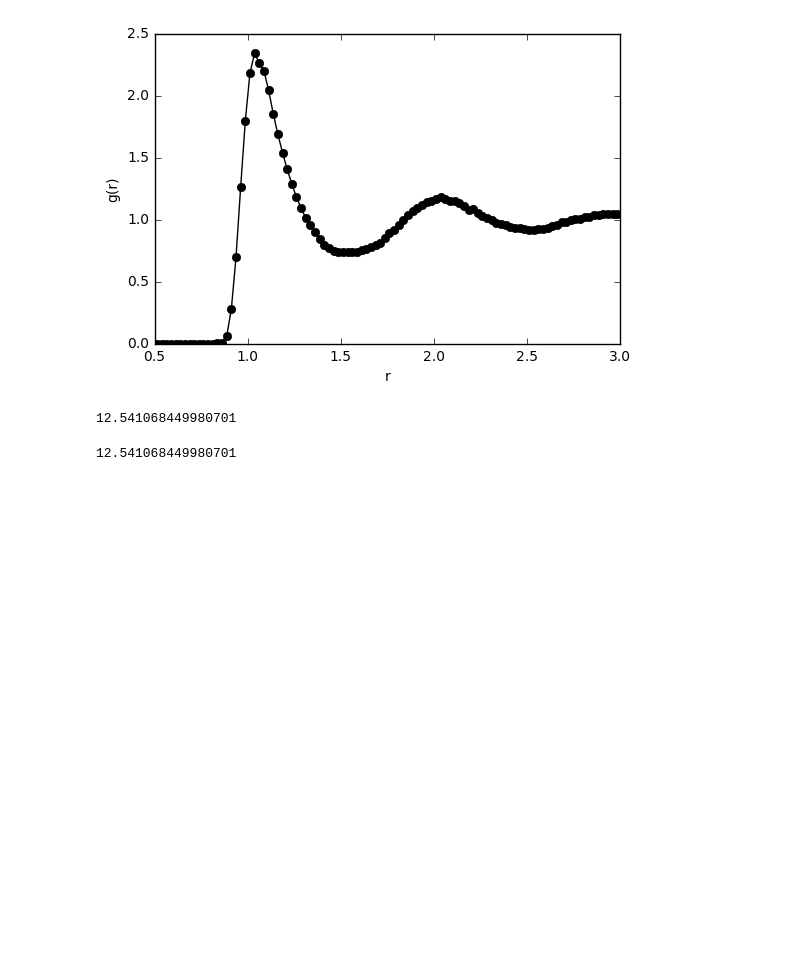
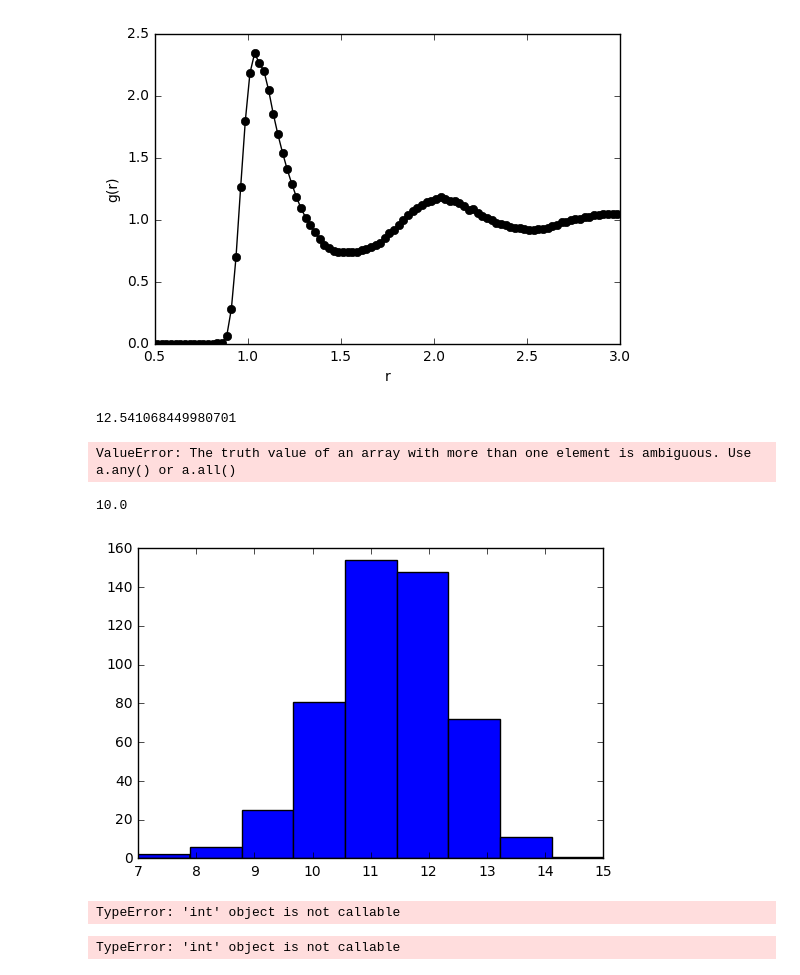
Before and after one commit to AriJoi/Atomic-Bonding, a Jupyter notebook: lenn-jones-fluid-mdsim.ipynb, the cells around one changed output. Cells and saved outputs as stored; diff of their text form; code cells hidden in the pictures; blank space fills up the shorter version.

```diff
--- a/lenn-jones-fluid-mdsim.ipynb
+++ b/lenn-jones-fluid-mdsim.ipynb
@@ -1078,10 +1083,6 @@ plt.ylabel('g(r)')
 # %% [output]
 <matplotlib.text.Text at 0x...>
 [figure]
-# %%
-atombond.calc_coor_num(rhoat,r_a,g_avg_a,debug=False,Ngrid=1001)
-# %% [output]
-12.541068449980701
 # %%
 atombond.calc_coor_num(rhoat,r_a,g_avg_a,rcut=1.515,debug=False,Ngrid=1001)
 # %% [output]
@@ -1088,0 +1092,69 @@ atombond.calc_coor_num(rhoat,r_a,g_avg_a,rcut=1.515,debug=False,Ngrid=1001)
+# %%
+#cn_cutoff_a=list(cn_cutoff_a)
+
+#print(cn_cutoff_a)
+#for ind in cn_cutoff_a:
+    #print(cn_cutoff_a.index(8))
+for CN in CN_a:
+    index_dist=np.where(cn_cutoff_a==CN)
+#print(index_dist)
+#print(avg_nndist_a[index_dist])
+np.where(cn_cutoff_a==12)
+#if CN==8:
+for iCN, nndist in zip(cn_cutoff_a,avg_nndist_a):
+    if cn_cutoff_a==iCN:
+        print(avg_nndist_a)
+# %% [output]
+ValueError: The truth value of an array with more than one element is ambiguous. Use a.any() or a.all()
+# %%
+N = dist_a.shape[0]
+cn_cutoff_a = np.zeros(N)
+for ind in np.arange(N):
+    idists_a = distalls_a[ind]
+    icutoff = coor_cutoff(idists_a,rcut=1.5)
+
+    cn_cutoff_a[ind] = icutoff
+plt.hist(cn_cutoff_a,9)
+cn_cutoff_a[8]
+#print(cn_cutoff_a)
+
+for CN in cn_cutoff_a:
+    #print(cn_cutoff_a[CN])
+    nndist = dists_a[cn_cutoff_a[CN]][1:CN+1]
+    avg_nndist = np.mean(dists_a[cn_cutoff_a[CN]][1:CN+1])
+    #print(nndist)
+#cn_cutoff_a[2]
+cn_cutoff_a[0]
+#print(dists_a[cn_cutoff_a[11]][1:11])
+#np.mean(dists_a[cn_cutoff_a[0]][1:11])
+#print(avg_nndist)
+# %% [output]
+10.0
+[figure, added]
+# %%
+# Correct but clunky version
+avg_nndist_a = []
+for ind in np.arange(dists_a.shape[0]):
+    CN = cn_cutoff_a[ind]
+    nndist = dists_a[ind][1:CN+1]
+    assert len(nndist)==CN
+    avg_nndist = np.mean(nndist)
+    avg_nndist_a.append(avg_nndist)
+
+
+print(np.median(avg_nndist_a))
+# %% [output]
+TypeError: 'int' object is not callable
+# %%
+# Simplified version
+avg_nndist_a = []
+for iCN, idists in zip(cn_cutoff_a, dists_a):
+    nndist = idists[1:iCN+1]
+    assert len(nndist)==iCN
+    avg_nndist = np.mean(nndist)
+    avg_nndist_a.append(avg_nndist)
+
+print(np.median(avg_nndist_a))
+#print((avg_nndist_a))
+# %% [output]
+TypeError: 'int' object is not callable
```
Also changed, not shown: parts of 31 cells of this notebook, 1 other file.
